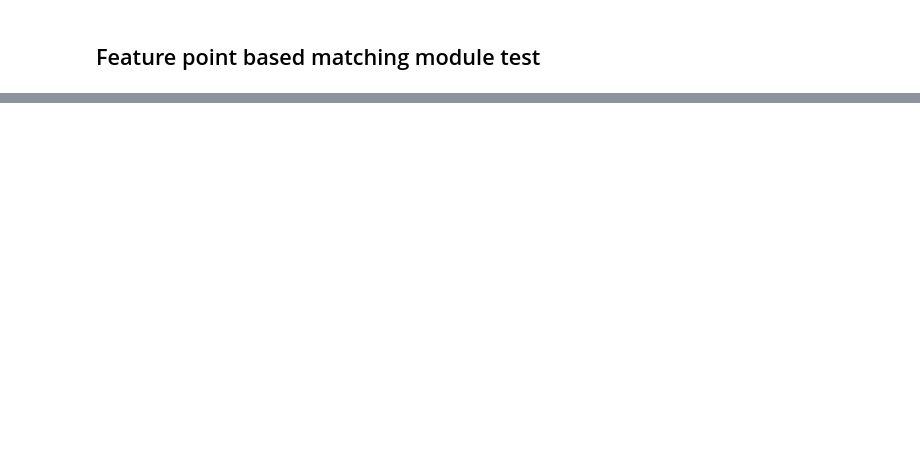
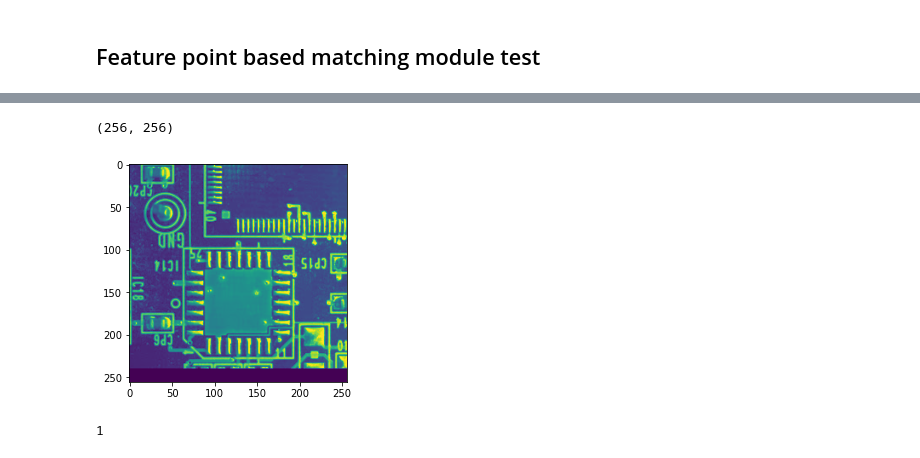
Before and after one commit to YoshiRi/ImRegPOC, a Jupyter notebook: python_package/Test.ipynb, the cells around one changed output, grey strips where cells are left out. Cells and saved outputs as stored; diff of their text form; code cells hidden in the pictures; blank space fills up the shorter version.

```diff
--- a/python_package/Test.ipynb
+++ b/python_package/Test.ipynb
@@ -86,0 +96,8 @@ matcher.stitching()
+# %%
+ref_pad = np.pad(ref,[(0,256-ref.shape[0]),(0,256-ref.shape[1])],'constant')
+
+plt.imshow(ref_pad)
+ref_pad.shape
+# %% [output]
+(256, 256)
+[figure, added]
@@ -86,0 +108,4 @@ matcher.stitching()
+# %%
+res_pad.isSucceed()
+# %% [output]
+1
```
Also changed, not shown: parts of 20 cells of this notebook, 9 other files.
